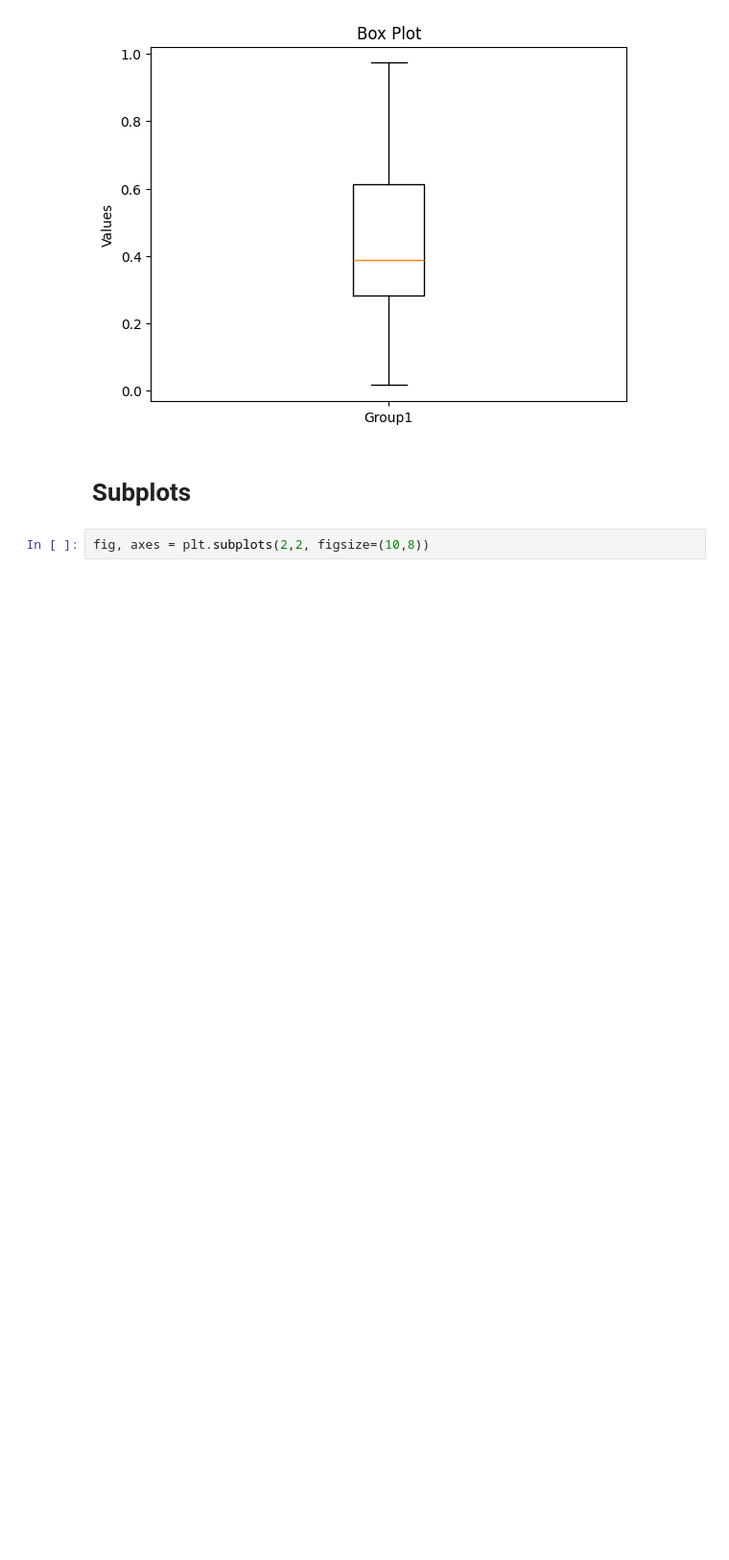
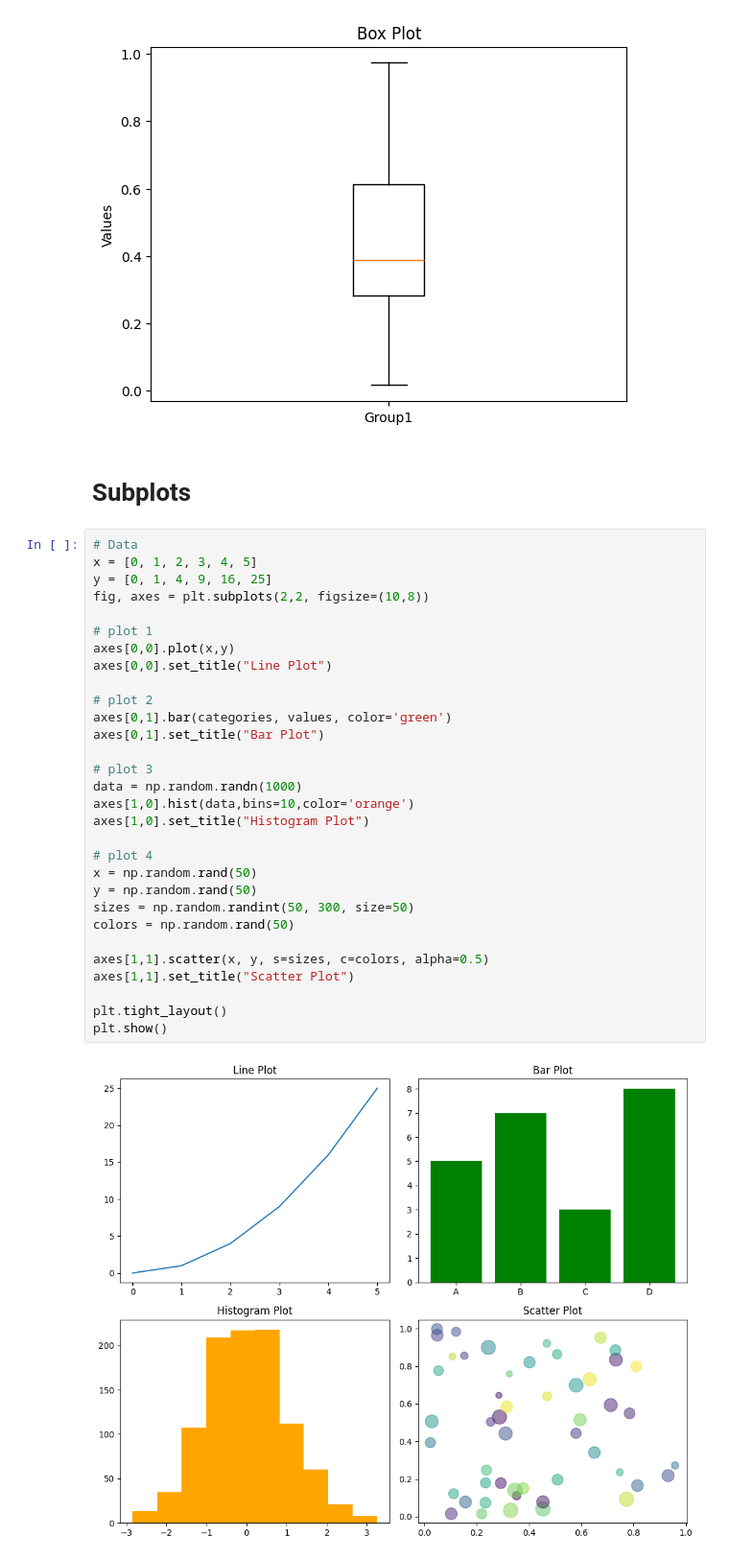
Before and after one commit to hruthiksiva/basic-ml-practice, a Jupyter notebook: matplotlib.ipynb, the cells around one changed output. Shown: that part at 96% size. Saved outputs shown, nothing was run; the diff lists cells and outputs as text; blank space fills up the shorter version.

```diff
--- a/matplotlib.ipynb
+++ b/matplotlib.ipynb
@@ -123,5 +123,35 @@ plt.show()
 [figure]
 # %% [markdown]
 # Subplots
-# %%
-fig, axes = plt.subplots(2,2, figsize=(10,8))
+# %%
+# Data
+x = [0, 1, 2, 3, 4, 5]
+y = [0, 1, 4, 9, 16, 25]
+fig, axes = plt.subplots(2,2, figsize=(10,8))
+
+# plot 1
+axes[0,0].plot(x,y)
+axes[0,0].set_title("Line Plot")
+
+# plot 2
+axes[0,1].bar(categories, values, color='green')
+axes[0,1].set_title("Bar Plot")
+
+# plot 3
+data = np.random.randn(1000)
+axes[1,0].hist(data,bins=10,color='orange')
+axes[1,0].set_title("Histogram Plot")
+
+# plot 4
+x = np.random.rand(50)
+y = np.random.rand(50)
+sizes = np.random.randint(50, 300, size=50)
+colors = np.random.rand(50)
+
+axes[1,1].scatter(x, y, s=sizes, c=colors, alpha=0.5)
+axes[1,1].set_title("Scatter Plot")
+
+plt.tight_layout()
+plt.show()
+# %% [output]
+[figure, added]
```
Also changed, not shown: parts of 8 cells of this notebook.
